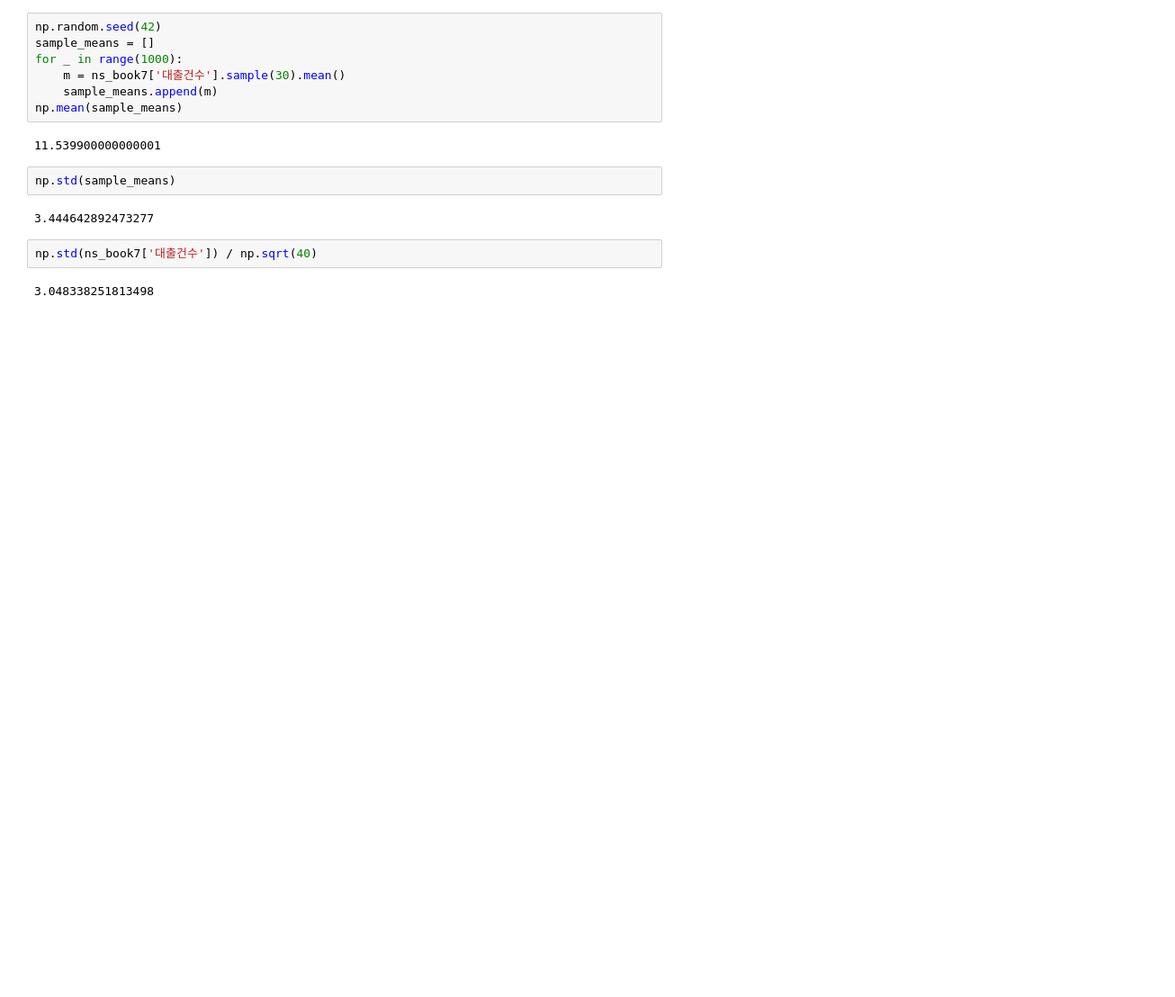
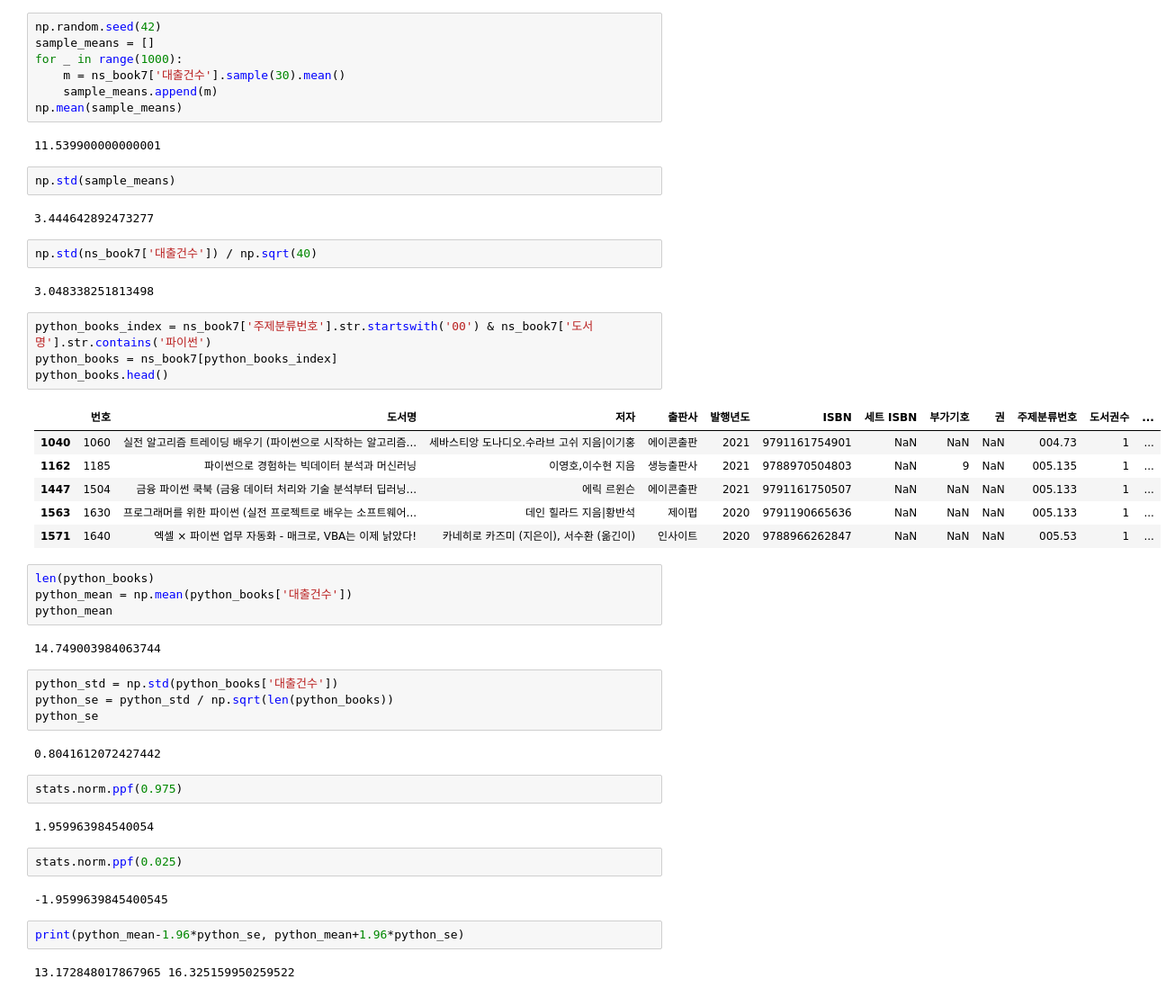
Before and after one commit to SeokgyuYun/Machine-Learning-Study, a Jupyter notebook: 07-1.ipynb, the cells around one changed output. Shown: that part at 90% size. Cells and saved outputs as stored; diff of their text form; blank space fills up the shorter version.

Commit message:
2023년 5월 2일 5, 6, 7교시 머신러닝 수업

```diff
--- a/07-1.ipynb
+++ b/07-1.ipynb
@@ -94,3 +94,38 @@ np.std(sample_means)
 np.std(ns_book7['대출건수']) / np.sqrt(40)
 # %% [output]
 3.048338251813498
+# %%
+python_books_index = ns_book7['주제분류번호'].str.startswith('00') & ns_book7['도서명'].str.contains('파이썬')
+python_books = ns_book7[python_books_index]
+python_books.head()
+# %% [output]
+|  | 번호 | 도서명 | 저자 | 출판사 | 발행년도 | ISBN | 세트 ISBN | 부가기호 | 권 | 주제분류번호 | 도서권수 | ... |
+| 1040 | 1060 | 실전 알고리즘 트레이딩 배우기 (파이썬으로 시작하는 알고리즘... | 세바스티앙 도나디오.수라브 고쉬 지음|이기홍 | 에이콘출판 | 2021 | 9791161754901 | NaN | NaN | NaN | 004.73 | 1 | ... |
+| 1162 | 1185 | 파이썬으로 경험하는 빅데이터 분석과 머신러닝 | 이영호,이수현 지음 | 생능출판사 | 2021 | 9788970504803 | NaN | 9 | NaN | 005.135 | 1 | ... |
+| 1447 | 1504 | 금융 파이썬 쿡북 (금융 데이터 처리와 기술 분석부터 딥러닝... | 에릭 르윈슨 | 에이콘출판 | 2021 | 9791161750507 | NaN | NaN | NaN | 005.133 | 1 | ... |
+| 1563 | 1630 | 프로그래머를 위한 파이썬 (실전 프로젝트로 배우는 소프트웨어... | 데인 힐라드 지음|황반석 | 제이펍 | 2020 | 9791190665636 | NaN | NaN | NaN | 005.133 | 1 | ... |
+| 1571 | 1640 | 엑셀 × 파이썬 업무 자동화 - 매크로, VBA는 이제 낡았다! | 카네히로 카즈미 (지은이), 서수환 (옮긴이) | 인사이트 | 2020 | 9788966262847 | NaN | NaN | NaN | 005.53 | 1 | ... |
+# %%
+len(python_books)
+python_mean = np.mean(python_books['대출건수'])
+python_mean
+# %% [output]
+14.749003984063744
+# %%
+python_std = np.std(python_books['대출건수'])
+python_se = python_std / np.sqrt(len(python_books))
+python_se
+# %% [output]
+0.8041612072427442
+# %%
+stats.norm.ppf(0.975)
+# %% [output]
+1.959963984540054
+# %%
+stats.norm.ppf(0.025)
+# %% [output]
+-1.9599639845400545
+# %%
+print(python_mean-1.96*python_se, python_mean+1.96*python_se)
+# %% [output]
+13.172848017867965 16.325159950259522
```
Also changed, not shown: parts of 14 cells of this notebook, 1 other file.
